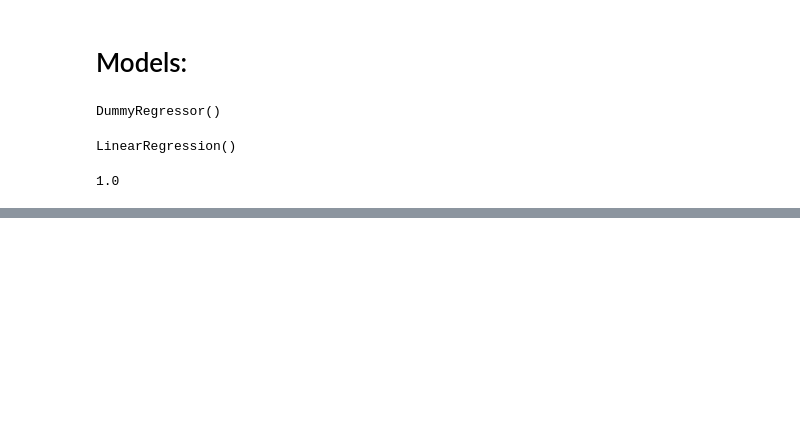
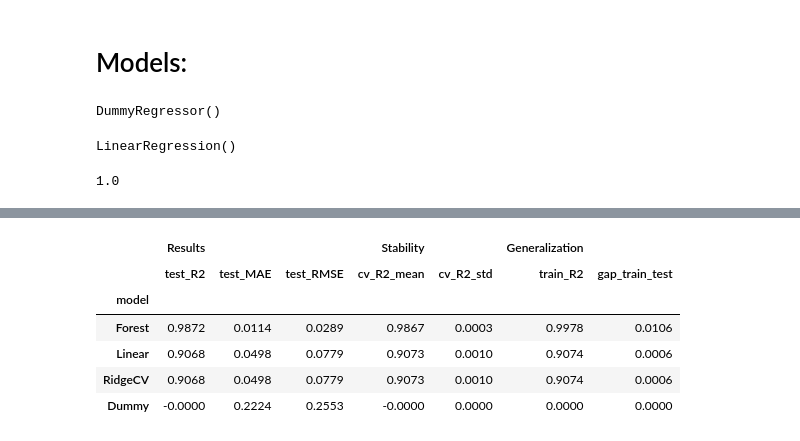
Before and after one commit to Aymanemjj/ml_plane_ticket_pridection, a Jupyter notebook: notebooks/main.ipynb, the cells around one changed output, grey strips where cells are left out. Cells and saved outputs as stored; diff of their text form; code cells hidden in the pictures; blank space fills up the shorter version.

```diff
--- a/notebooks/main.ipynb
+++ b/notebooks/main.ipynb
@@ -188,5 +318,5 @@ print(RidgeCV.alpha_)
 1.0
 # %%
 from sklearn.ensemble import RandomForestRegressor
-Forest = RandomForestRegressor(n_estimators=100, random_state=42)
+Forest = RandomForestRegressor(n_estimators=50, random_state=42)
 Forest.fit(x_train, y_train)
@@ -193,4 +325 @@ Forest.fit(x_train, y_train)
-# %%
-models = [dummy, Linear, RidgeCV, Forest]
-for model in models:
 # %%
@@ -231,0 +482,21 @@ def test_model(model, x_test, y_test):
+# %%
+results.columns = pd.MultiIndex.from_tuples([
+    ("Results", "test_R2"),
+    ("Results", "test_MAE"),
+    ("Results", "test_RMSE"),
+    ("Stability", "cv_R2_mean"),
+    ("Stability", "cv_R2_std"),
+    ("Generalization", "train_R2"),
+    ("Generalization", "gap_train_test"),
+])
+
+summary = results.sort_values(("Results", "test_R2"), ascending=False).round(4)
+summary
+# %% [output]
+|  | Results |  |  | Stability |  | Generalization |  |
+|  | test_R2 | test_MAE | test_RMSE | cv_R2_mean | cv_R2_std | train_R2 | gap_train_test |
+| model |  |  |  |  |  |  |  |
+| Forest | 0.9872 | 0.0114 | 0.0289 | 0.9867 | 0.0003 | 0.9978 | 0.0106 |
+| Linear | 0.9068 | 0.0498 | 0.0779 | 0.9073 | 0.0010 | 0.9074 | 0.0006 |
+| RidgeCV | 0.9068 | 0.0498 | 0.0779 | 0.9073 | 0.0010 | 0.9074 | 0.0006 |
+| Dummy | -0.0000 | 0.2224 | 0.2553 | -0.0000 | 0.0000 | 0.0000 | 0.0000 |
```
Also changed, not shown: parts of 29 cells of this notebook.
